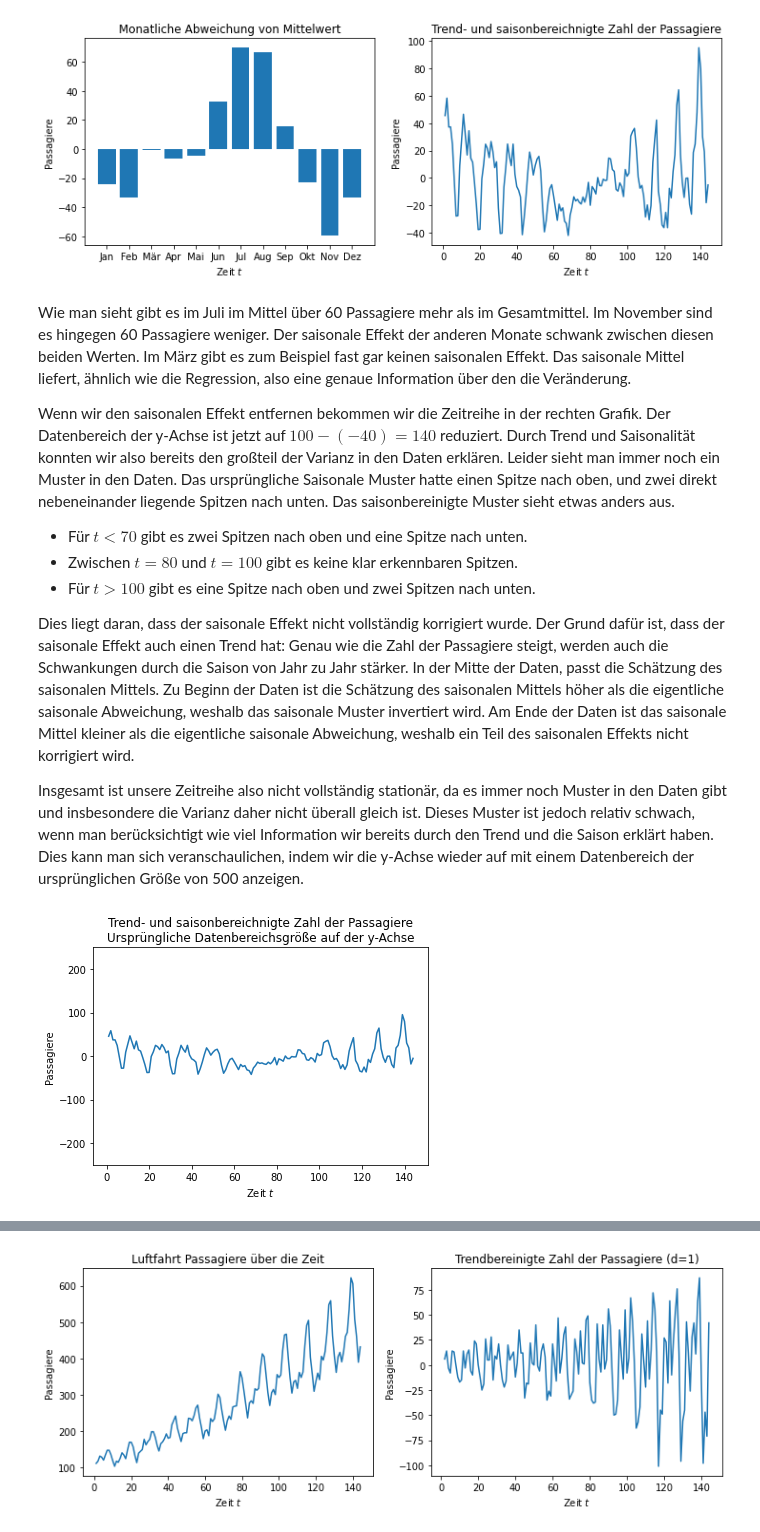
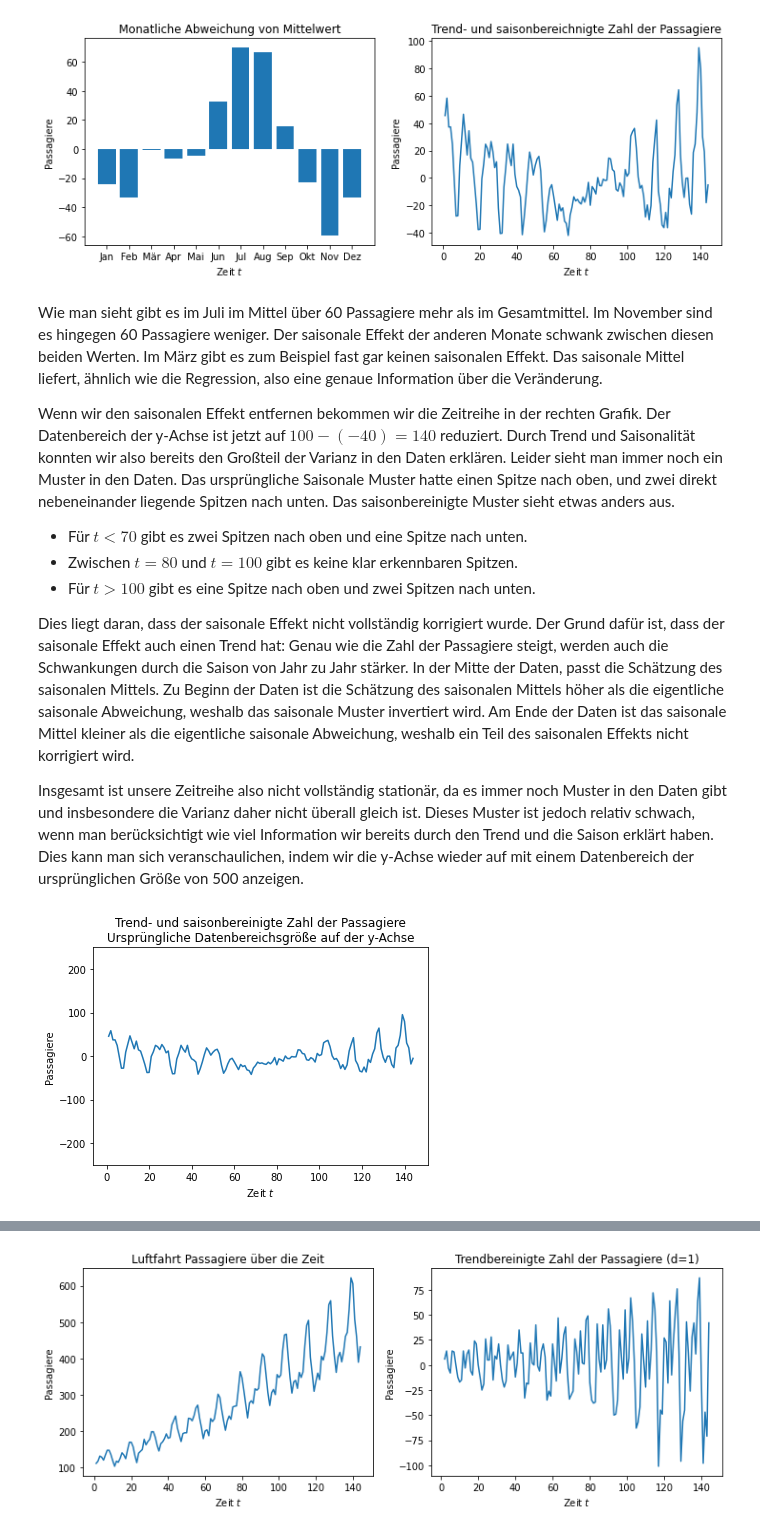
Before and after one commit to sherbold/data-science-crashkurs, a Jupyter notebook: _sources/chapters/kapitel_09.ipynb, the cells around one changed output, grey strips where cells are left out. Cells and saved outputs as stored; diff of their text form; code cells hidden in the pictures.

```diff
--- a/_sources/chapters/kapitel_09.ipynb
+++ b/_sources/chapters/kapitel_09.ipynb
@@ -126,9 +126,9 @@ plt.show()
 # %% [output]
 [figure]
 # %% [markdown]
-Wie man sieht gibt es im Juli im Mittel über 60 Passagiere mehr als im Gesamtmittel. Im November sind es hingegen 60 Passagiere weniger. Der saisonale Effekt der anderen Monate schwank zwischen diesen beiden Werten. Im März gibt es zum Beispiel fast gar keinen saisonalen Effekt. Das saisonale Mittel liefert, ähnlich wie die Regression, also eine genaue Information über den die Veränderung.
+Wie man sieht gibt es im Juli im Mittel über 60 Passagiere mehr als im Gesamtmittel. Im November sind es hingegen 60 Passagiere weniger. Der saisonale Effekt der anderen Monate schwank zwischen diesen beiden Werten. Im März gibt es zum Beispiel fast gar keinen saisonalen Effekt. Das saisonale Mittel liefert, ähnlich wie die Regression, also eine genaue Information über die Veränderung.
 
-Wenn wir den saisonalen Effekt entfernen bekommen wir die Zeitreihe in der rechten Grafik. Der Datenbereich der y-Achse ist jetzt auf $100-(-40)=140$ reduziert. Durch Trend und Saisonalität konnten wir also bereits den großteil der Varianz in den Daten erklären. Leider sieht man immer noch ein Muster in den Daten. Das ursprüngliche Saisonale Muster hatte einen Spitze nach oben, und zwei direkt nebeneinander liegende Spitzen nach unten. Das saisonbereinigte Muster sieht etwas anders aus.
+Wenn wir den saisonalen Effekt entfernen bekommen wir die Zeitreihe in der rechten Grafik. Der Datenbereich der y-Achse ist jetzt auf $100-(-40)=140$ reduziert. Durch Trend und Saisonalität konnten wir also bereits den Großteil der Varianz in den Daten erklären. Leider sieht man immer noch ein Muster in den Daten. Das ursprüngliche Saisonale Muster hatte einen Spitze nach oben, und zwei direkt nebeneinander liegende Spitzen nach unten. Das saisonbereinigte Muster sieht etwas anders aus.
 
 - Für $t<70$ gibt es zwei Spitzen nach oben und eine Spitze nach unten.
 - Zwischen $t=80$ und $t=100$ gibt es keine klar erkennbaren Spitzen.
@@ -140,18 +140,18 @@ Insgesamt ist unsere Zeitreihe also nicht vollständig stationär, da es immer n
 # %%
 monthly_means = air_passengers_detrended.groupby(air_passengers_detrended.index.month).mean()
 
 # mean of detrended data is zero
 air_passengers_detrended_unseasonal = air_passengers_detrended - np.tile(monthly_means,12)
 
 fig, ax = plt.subplots()
-ax.set_title('Trend- und saisonbereichnigte Zahl der Passagiere\nUrsprüngliche Datenbereichsgröße auf der y-Achse')
+ax.set_title('Trend- und saisonbereinigte Zahl der Passagiere\nUrsprüngliche Datenbereichsgröße auf der y-Achse')
 ax.plot(X, air_passengers_detrended_unseasonal)
 ax.set_xlabel('Zeit $t$')
 ax.set_ylabel('Passagiere')
 ax.set_ylim(-250,250)
 plt.show()
 # %% [output]
-[figure, old version]
+[figure, new version]
 # %% [markdown]
 ### Differencing
 
```
Also changed, not shown: parts of 11 cells of this notebook, 13 other files.
